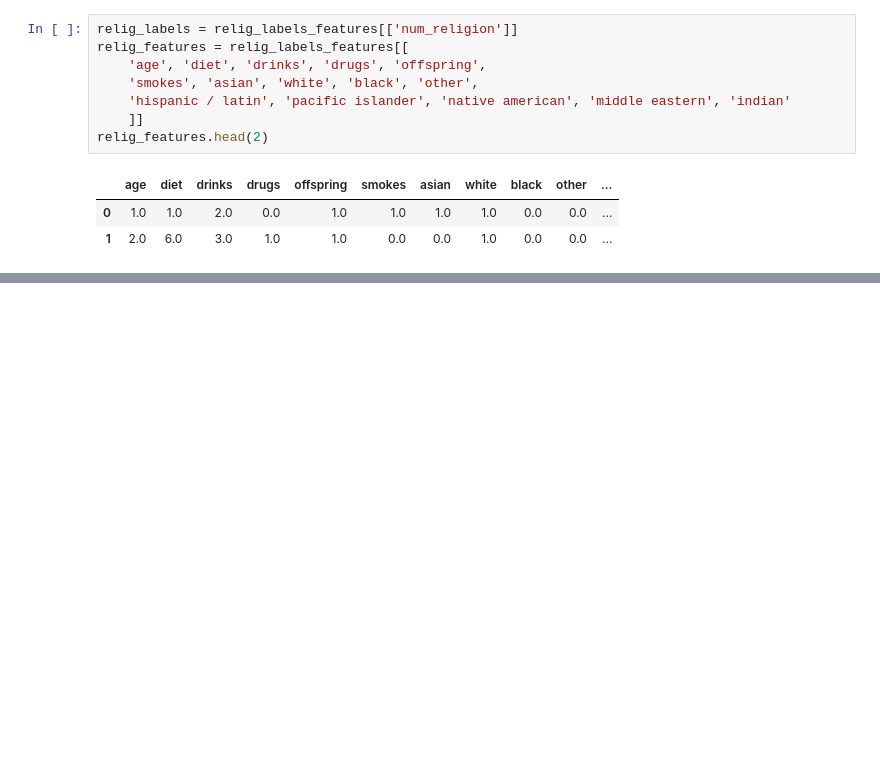
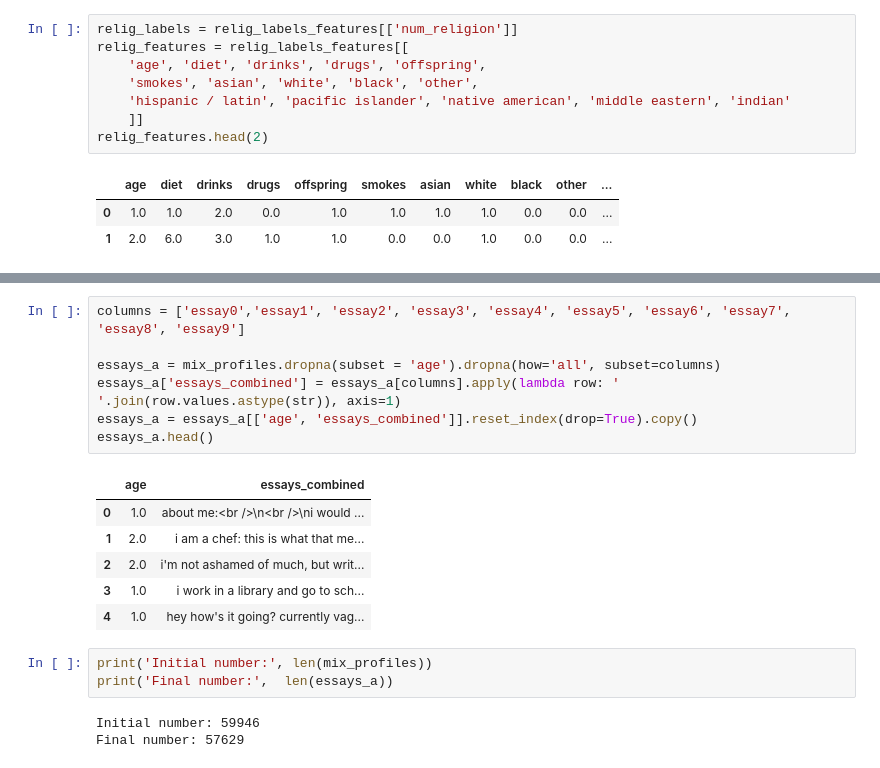
Before and after one commit to 3quetra/portfolio, a Jupyter notebook: ml/supervised_learning/dating_app_profiles_analysis.ipynb, the cells around one changed output, grey strips where cells are left out. Cells and saved outputs as stored; diff of their text form; blank space fills up the shorter version.

```diff
--- a/ml/supervised_learning/dating_app_profiles_analysis.ipynb
+++ b/ml/supervised_learning/dating_app_profiles_analysis.ipynb
@@ -351,0 +505,20 @@ visualise_barchart(
+# %%
+columns = ['essay0','essay1', 'essay2', 'essay3', 'essay4', 'essay5', 'essay6', 'essay7', 'essay8', 'essay9']
+
+essays_a = mix_profiles.dropna(subset = 'age').dropna(how='all', subset=columns)
+essays_a['essays_combined'] = essays_a[columns].apply(lambda row: ' '.join(row.values.astype(str)), axis=1)
+essays_a = essays_a[['age', 'essays_combined']].reset_index(drop=True).copy()
+essays_a.head()
+# %% [output]
+|  | age | essays_combined |
+| 0 | 1.0 | about me:<br />\n<br />\ni would ... |
+| 1 | 2.0 | i am a chef: this is what that me... |
+| 2 | 2.0 | i'm not ashamed of much, but writ... |
+| 3 | 1.0 | i work in a library and go to sch... |
+| 4 | 1.0 | hey how's it going? currently vag... |
+# %%
+print('Initial number:', len(mix_profiles))
+print('Final number:',  len(essays_a))
+# %% [output]
+Initial number: 59946
+Final number: 57629
```
Also changed, not shown: parts of 80 cells of this notebook, 1 other file.
